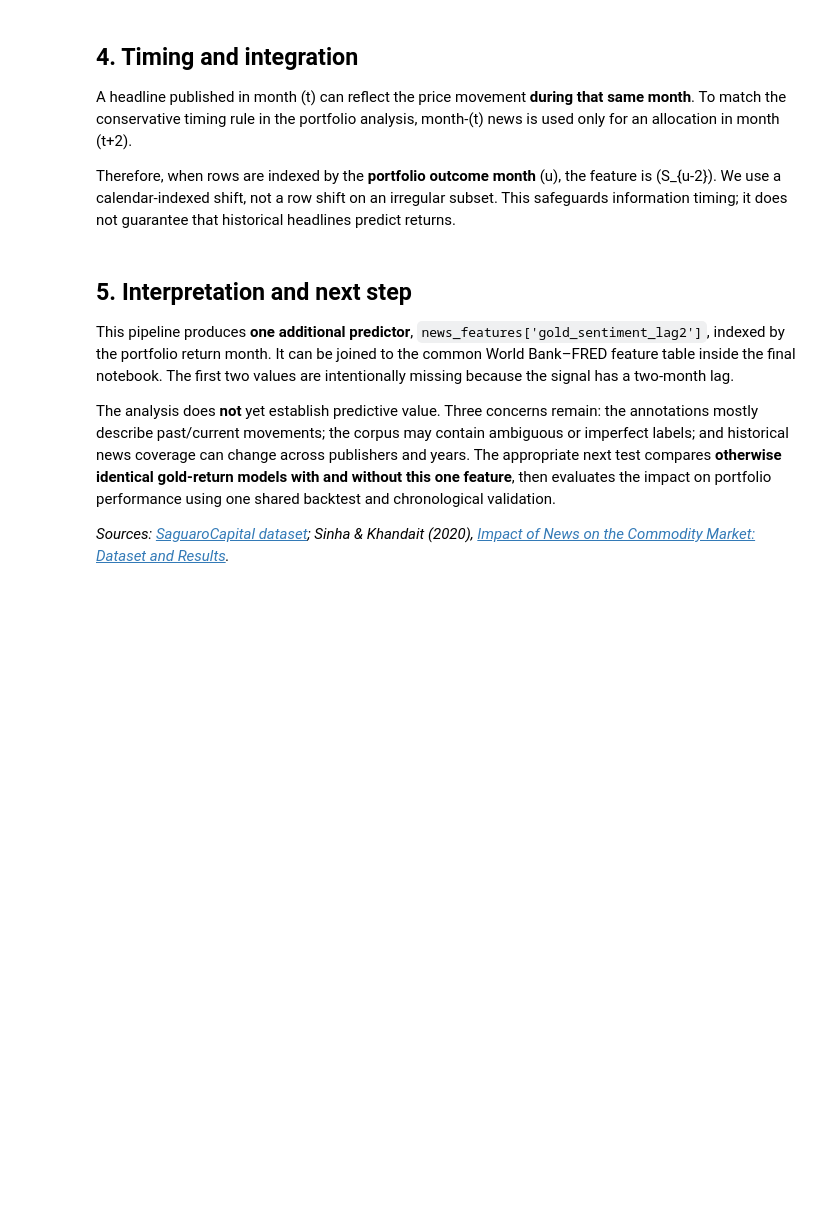
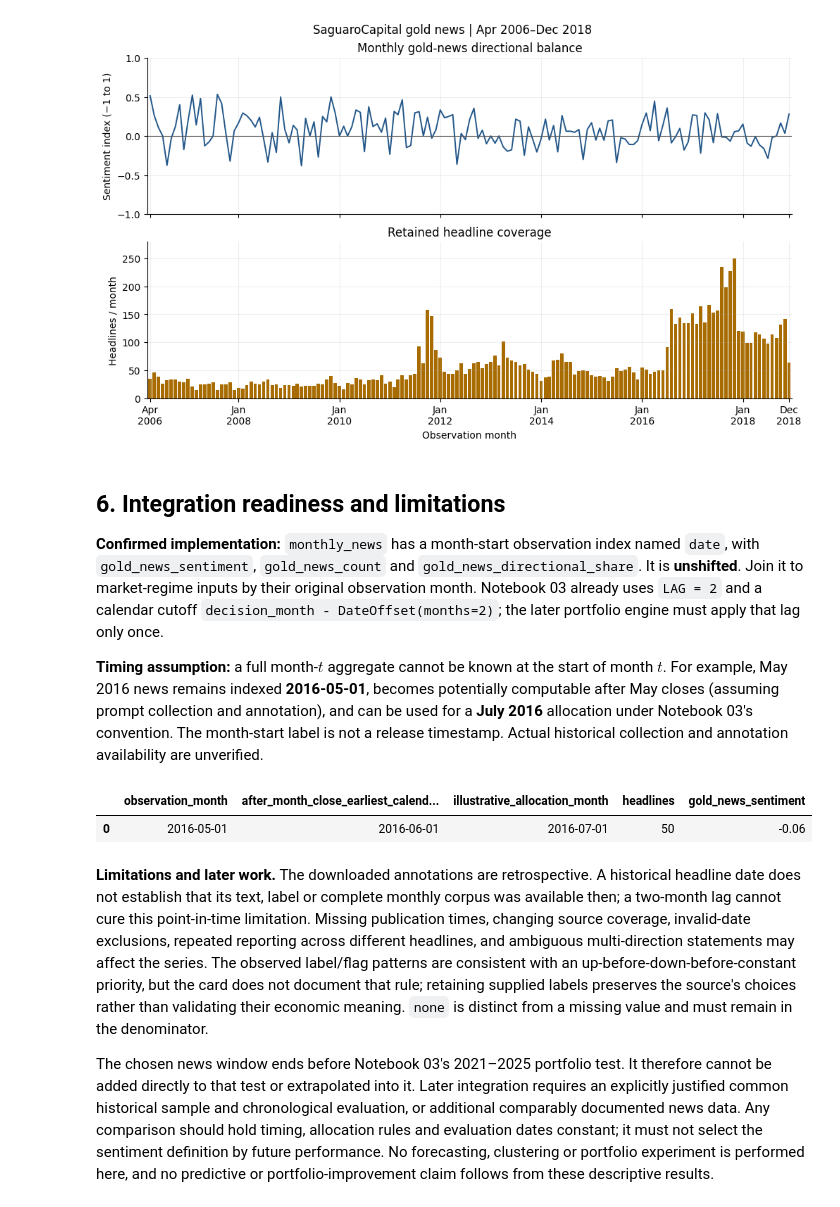
Before and after one commit to onsjd/Machine-learning-for-portfolio-management, a Jupyter notebook: 04_news_sentiment.ipynb, the cells around one changed output. Cells and saved outputs as stored; diff of their text form; code cells hidden in the pictures; blank space fills up the shorter version.

Commit message:
notebook4

```diff
--- a/04_news_sentiment.ipynb
+++ b/04_news_sentiment.ipynb
@@ -119,0 +383,18 @@ display(monthly_news.describe().round(3))
+# %%
+display(monthly_news.describe().round(3))
+pooled_balance = (news["label"].eq("positive").sum()
+                  - news["label"].eq("negative").sum()) / len(news)
+past_share = news["Past Information"].eq(1).mean()
+future_share = news["Future Information"].eq(1).mean()
+counts = monthly_news["gold_news_count"]
+sentiment = monthly_news["gold_news_sentiment"]
+display(Markdown(
+    f"**Executed sample:** {len(news):,} retained headlines across {len(monthly_news)} months; "
+    f"{len(missing_months)} missing months. Monthly counts range from {counts.min():,} to "
+    f"{counts.max():,} (median {counts.median():.0f}). Sentiment ranges from "
+    f"{sentiment.min():.3f} to {sentiment.max():.3f}; its monthly mean is "
+    f"{sentiment.mean():.3f}, versus a pooled headline balance of {pooled_balance:.3f}. "
+    f"Past-information flags occur in {past_share:.1%} of retained headlines and "
+    f"future-information flags in {future_share:.1%}; the flags can overlap. "
+    "The predominance of past-oriented news limits a forward-looking interpretation."
+))
@@ -120,15 +412,25 @@ display(monthly_news.describe().round(3))
 # %%
-fig, axes = plt.subplots(2, 1, figsize=(9, 5.4), sharex=True)
-monthly_news["gold_news_count"].plot(ax=axes[0])
-axes[0].set(title="Gold news coverage, 2006–2018", ylabel="Headlines / month", xlabel="")
-monthly_news["gold_news_sentiment"].plot(ax=axes[1])
-axes[1].axhline(0, linewidth=0.8, color="gray")
-axes[1].set(title="Monthly directional balance", ylabel="Sentiment index", xlabel="Month")
-plt.tight_layout()
+fig, axes = plt.subplots(2, 1, figsize=(10, 6), sharex=True, layout="constrained")
+axes[0].plot(monthly_news.index, sentiment, color="#235789", linewidth=1.4)
+axes[0].axhline(0, linewidth=0.8, color="0.35")
+axes[0].set(title="Monthly gold-news directional balance", ylabel="Sentiment index (−1 to 1)",
+            ylim=(-1, 1))
+axes[1].bar(monthly_news.index, counts, width=24, color="#A76B00")
+axes[1].set(title="Retained headline coverage", ylabel="Headlines / month",
+            xlabel="Observation month", ylim=(0, counts.max() * 1.12))
+ticks = [monthly_news.index[0], *pd.date_range("2008-01-01", "2018-01-01", freq="2YS"),
+         monthly_news.index[-1]]
+axes[1].set_xticks(ticks)
+axes[1].xaxis.set_major_formatter(mdates.DateFormatter("%b\n%Y"))
+axes[1].set_xlim(monthly_news.index[0] - pd.Timedelta(days=20),
+                 monthly_news.index[-1] + pd.Timedelta(days=20))
+fig.suptitle(f"SaguaroCapital gold news | {START:%b %Y}–{END:%b %Y}", fontsize=12)
 plt.show()
+# %% [output]
+[figure, added]
 # %% [markdown]
-## 4. Timing and integration
+## 6. Integration readiness and limitations
 
-A headline published in month \(t\) can reflect the price movement **during that same month**. To match the conservative timing rule in the portfolio analysis, month-\(t\) news is used only for an allocation in month \(t+2\).
+**Confirmed implementation:** `monthly_news` has a month-start observation index named `date`, with `gold_news_sentiment`, `gold_news_count` and `gold_news_directional_share`. It is **unshifted**. Join it to market-regime inputs by their original observation month. Notebook 03 already uses `LAG = 2` and a calendar cutoff `decision_month - DateOffset(months=2)`; the later portfolio engine must apply that lag only once.
 
-Therefore, when rows are indexed by the **portfolio outcome month** \(u\), the feature is \(S_{u-2}\). We use a calendar-indexed shift, not a row shift on an irregular subset. This safeguards information timing; it does not guarantee that historical headlines predict returns.
+**Timing assumption:** a full month-$t$ aggregate cannot be known at the start of month $t$. For example, May 2016 news remains indexed **2016-05-01**, becomes potentially computable after May closes (assuming prompt collection and annotation), and can be used for a **July 2016** allocation under Notebook 03's convention. The month-start label is not a release timestamp. Actual historical collection and annotation availability are unverified.
@@ -152,8 +437,21 @@ display(news_features.head(5))
+# %%
+# Illustrative timing check only: no feature values or index are shifted.
+observation_month = pd.Timestamp("2016-05-01")
+example = news.loc[news["month"].eq(observation_month.to_period("M"))]
+example_counts = example["label"].value_counts().reindex(LABELS, fill_value=0)
+example_sentiment = (example_counts["positive"] - example_counts["negative"]) / len(example)
+assert np.isclose(monthly_news.loc[observation_month, "gold_news_sentiment"], example_sentiment)
+display(pd.DataFrame({
+    "observation_month": [observation_month],
+    "after_month_close_earliest_calendar_date": [observation_month + pd.offsets.MonthBegin(1)],
+    "illustrative_allocation_month": [observation_month + pd.DateOffset(months=2)],
+    "headlines": [len(example)],
+    "gold_news_sentiment": [example_sentiment],
+}))
+# %% [output]
+|  | observation_month | after_month_close_earliest_calend... | illustrative_allocation_month | headlines | gold_news_sentiment |
+| 0 | 2016-05-01 | 2016-06-01 | 2016-07-01 | 50 | -0.06 |
 # %% [markdown]
-## 5. Interpretation and next step
+**Limitations and later work.** The downloaded annotations are retrospective. A historical headline date does not establish that its text, label or complete monthly corpus was available then; a two-month lag cannot cure this point-in-time limitation. Missing publication times, changing source coverage, invalid-date exclusions, repeated reporting across different headlines, and ambiguous multi-direction statements may affect the series. The observed label/flag patterns are consistent with an up-before-down-before-constant priority, but the card does not document that rule; retaining supplied labels preserves the source's choices rather than validating their economic meaning. `none` is distinct from a missing value and must remain in the denominator.
 
-This pipeline produces **one additional predictor**, `news_features['gold_sentiment_lag2']`, indexed by the portfolio return month. It can be joined to the common World Bank–FRED feature table inside the final notebook. The first two values are intentionally missing because the signal has a two-month lag.
-
-The analysis does **not** yet establish predictive value. Three concerns remain: the annotations mostly describe past/current movements; the corpus may contain ambiguous or imperfect labels; and historical news coverage can change across publishers and years. The appropriate next test compares **otherwise identical gold-return models with and without this one feature**, then evaluates the impact on portfolio performance using one shared backtest and chronological validation.
-
-*Sources: [SaguaroCapital dataset](https://huggingface.co/datasets/SaguaroCapital/sentiment-analysis-in-commodity-market-gold); Sinha & Khandait (2020), [Impact of News on the Commodity Market: Dataset and Results](https://arxiv.org/abs/2009.04202).*
+The chosen news window ends before Notebook 03's 2021–2025 portfolio test. It therefore cannot be added directly to that test or extrapolated into it. Later integration requires an explicitly justified common historical sample and chronological evaluation, or additional comparably documented news data. Any comparison should hold timing, allocation rules and evaluation dates constant; it must not select the sentiment definition by future performance. No forecasting, clustering or portfolio experiment is performed here, and no predictive or portfolio-improvement claim follows from these descriptive results.
```
Also changed, not shown: parts of 16 cells of this notebook.
